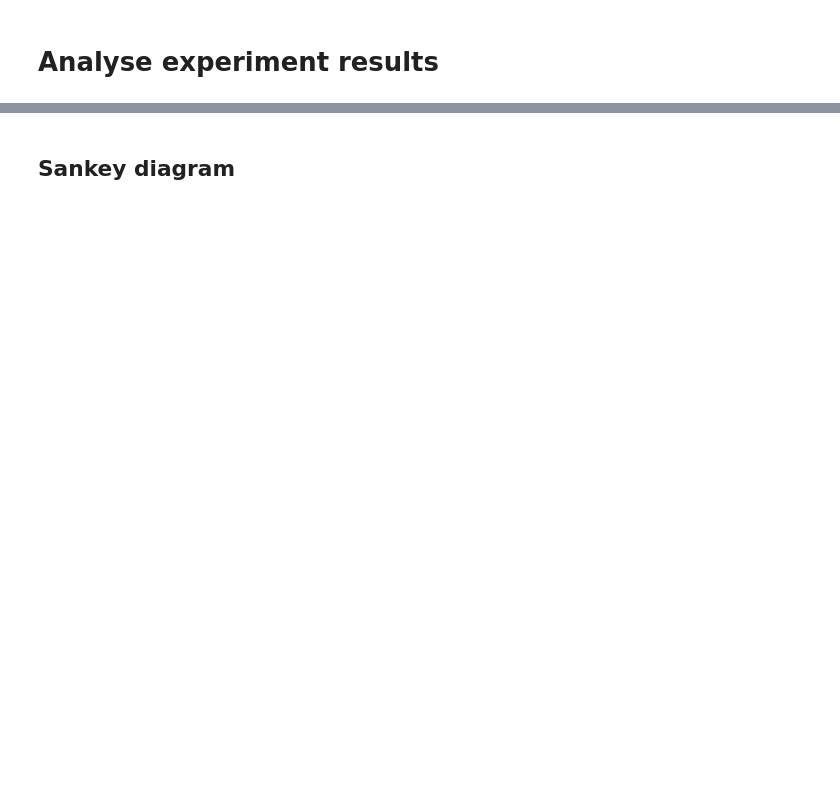
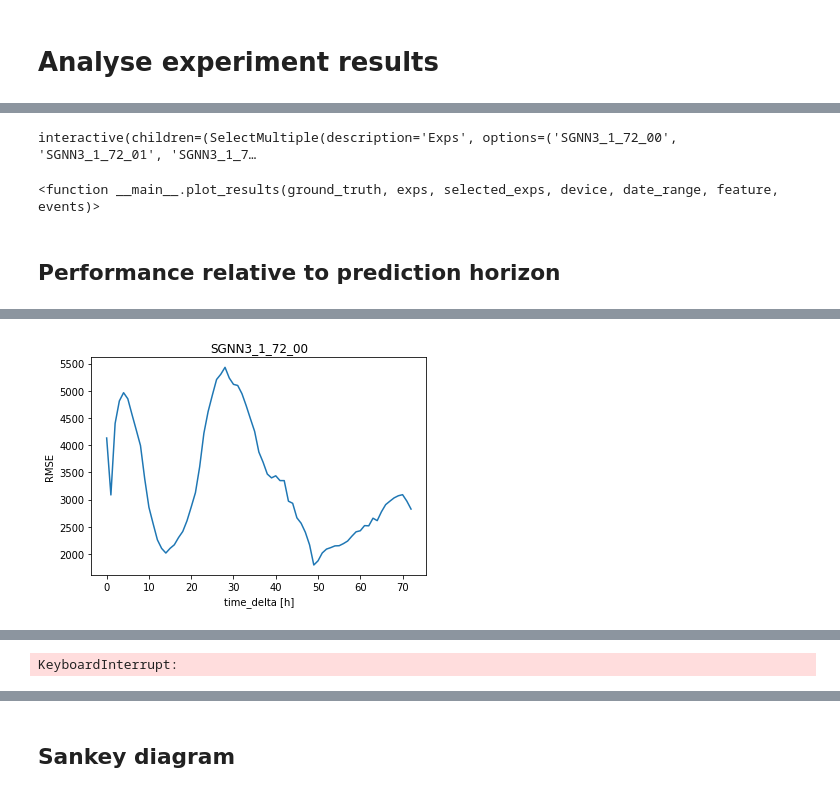
Before and after one commit to deutschmn/split-pollution-sources, a Jupyter notebook: result-analysis.ipynb, the cells around one changed output, grey strips where cells are left out. Drawn from its saved outputs; the diff is of its cells as text; code cells hidden in the pictures; blank space fills up the shorter version.

```diff
--- a/result-analysis.ipynb
+++ b/result-analysis.ipynb
@@ -74,0 +132,15 @@ interactive(children=(Text(value='[:100, :100, 0, 0]', description='Slice:', pla
+# %%
+start_date = "2020-12-11 01:00:00"
+end_date = "2020-12-31 01:00:00"
+
+exp_paths = {
+    **{"SGNN3_1_72_%02d" % i: "1_72/1/SplitGNN_3/2021-05-04_17-19-33/%02d/" % i for i in range(5)},
+    **{"SGNN3.2_1_72_%02d" % i: "1_72/1/SplitGNN_3_2/2021-05-04_17-20-46/%02d/" % i for i in range(5)},
+    **{"PM25_GNN_1_72_%02d" % i: "1_72/1/PM25_GNN/2021-05-04_17-18-02/%02d/" % i for i in range(5)},
+}
+
+experiments = {}
+for name, path in tqdm(exp_paths.items()):
+    experiments[name] = Experiment.load(name, gnn_experiment_path + path, start_date, devices)
+
+print(f"Loaded {len(experiments)} experiments")
@@ -74,0 +150,59 @@ interactive(children=(Text(value='[:100, :100, 0, 0]', description='Slice:', pla
+# %%
+df = data.measurements.copy()
+df.index = df['time']
+ground_truth = df[df['device_id'].isin(devices)]
+
+device_widget = widgets.Select(
+    options=devices,
+    rows=5,
+    description='Device'
+)
+
+exp_widget = widgets.SelectMultiple(
+    options=experiments.keys(),
+    rows=10,
+    description='Exps'
+)
+
+date_widget = widget_util.get_date_slider(data, start=start_date)
+
+interact_manual(plot_results, ground_truth=fixed(ground_truth), exps=fixed(experiments), selected_exps=exp_widget, device=device_widget, date_range=date_widget, feature=fixed('pm25'), events=fixed(data.events))
+# %% [output]
+interactive(children=(SelectMultiple(description='Exps', options=('SGNN3_1_72_00', 'SGNN3_1_72_01', 'SGNN3_1_7…
+<function __main__.plot_results(ground_truth, exps, selected_exps, device, date_range, feature, events)>
+# %% [markdown]
+## Performance relative to prediction horizon
+# %%
+for exp_name, exp in experiments.items():
+# start_date = "2019-01-11 00:00:00"
+# exp = Experiment.load("PM25 old run", gnn_experiment_path + "1_24/3/PM25_GNN/2021-03-31_14-37-28/09/", start_date, devices)
+# exp = experiments["PM25_GNN_1_72_00"]
+
+    rmse_totals = None
+    possible_start_dates = exp.parsed_timestamps[0]
+    for start_date in tqdm(possible_start_dates):
+        preds = gnn_prep.transform_preds_back(exp.date_idx, exp.parsed_timestamps, exp.pred_npy, exp.devices, start_date)
+        true = ground_truth.rename_axis(None)
+
+        df = pd.merge(preds, true, how="left", left_on=["time", "device_id"], right_on=["time", "device_id"], suffixes=('_pred', '_true'))
+        df["time_delta"] =(df["time"] - pd.to_datetime(start_date)) / np.timedelta64(1, 'h')
+        df["rmse"] = (df['pm25_pred'] - df['pm25_true']) ** 2
+
+        rmse_series = df.groupby('time_delta').mean()['rmse']
+        if rmse_totals is None:
+            rmse_totals = rmse_series.to_frame()
+        else:
+            rmse_totals = rmse_totals.join(rmse_series, rsuffix=start_date)
+            # assert not rmse_totals.hasnans
+
+    rmse_totals = rmse_totals.mean(1)
+
+    x = list(rmse_totals.index)
+    y = list(rmse_totals)
+
+    plt.plot(x, y)
+    plt.xlabel("time_delta [h]")
+    plt.ylabel("RMSE")
+    plt.title(exp_name)
+    plt.show()
+# %% [output]
@@ -74,0 +210 @@ interactive(children=(Text(value='[:100, :100, 0, 0]', description='Slice:', pla
+[figure, added]
@@ -74,0 +212 @@ interactive(children=(Text(value='[:100, :100, 0, 0]', description='Slice:', pla
+KeyboardInterrupt:
```
Also changed, not shown: parts of 28 cells of this notebook, 2 other files.
